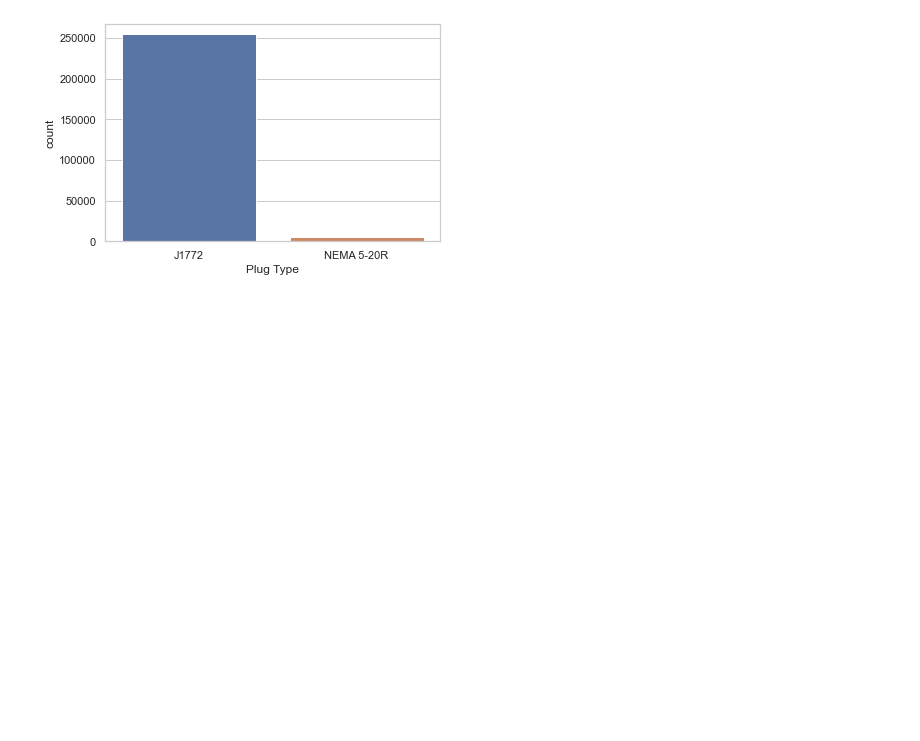
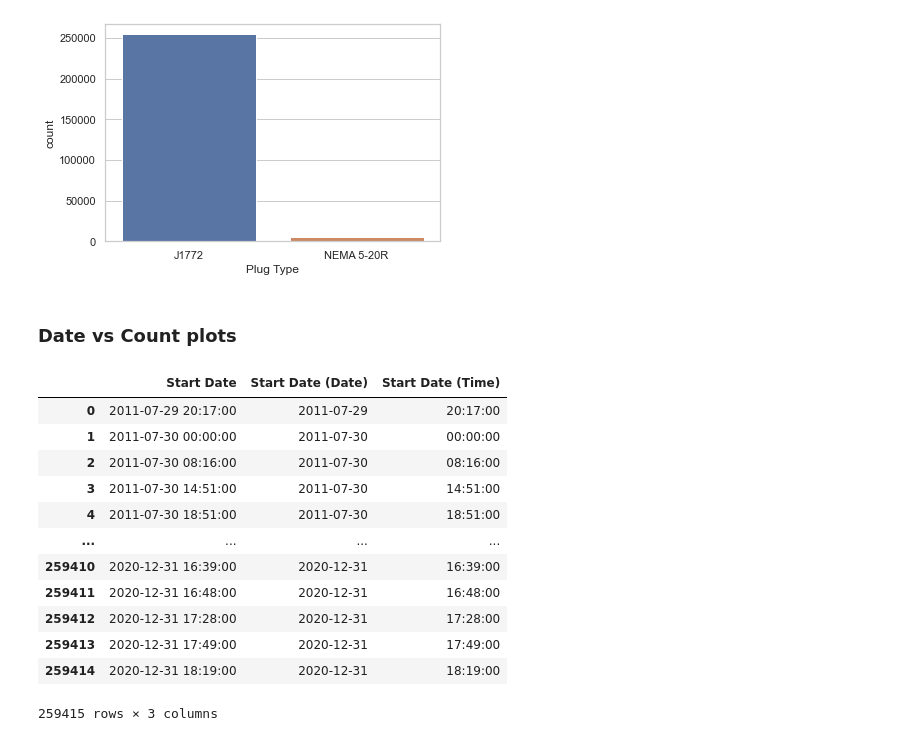
Before and after one commit to natvar55/IT496_Data_Voyagers_Project1, a Jupyter notebook: Data_Voyagers_Project1.ipynb, the cells around one changed output. Saved outputs shown, nothing was run; the diff lists cells and outputs as text; code cells hidden in the pictures; blank space fills up the shorter version.

```diff
--- a/Data_Voyagers_Project1.ipynb
+++ b/Data_Voyagers_Project1.ipynb
@@ -201,3 +201,5 @@ sns.countplot(x="Plug Type",data=df)
 # %% [output]
 <AxesSubplot: xlabel='Plug Type', ylabel='count'>
 [figure]
+# %% [markdown]
+### Date vs Count plots
@@ -203,0 +211,16 @@ sns.countplot(x="Plug Type",data=df)
+# %%
+df[["Start Date", "Start Date (Date)", "Start Date (Time)"]]
+# %% [output]
+|  | Start Date | Start Date (Date) | Start Date (Time) |
+| 0 | 2011-07-29 20:17:00 | 2011-07-29 | 20:17:00 |
+| 1 | 2011-07-30 00:00:00 | 2011-07-30 | 00:00:00 |
+| 2 | 2011-07-30 08:16:00 | 2011-07-30 | 08:16:00 |
+| 3 | 2011-07-30 14:51:00 | 2011-07-30 | 14:51:00 |
+| 4 | 2011-07-30 18:51:00 | 2011-07-30 | 18:51:00 |
+| ... | ... | ... | ... |
+| 259410 | 2020-12-31 16:39:00 | 2020-12-31 | 16:39:00 |
+| 259411 | 2020-12-31 16:48:00 | 2020-12-31 | 16:48:00 |
+| 259412 | 2020-12-31 17:28:00 | 2020-12-31 | 17:28:00 |
+| 259413 | 2020-12-31 17:49:00 | 2020-12-31 | 17:49:00 |
+| 259414 | 2020-12-31 18:19:00 | 2020-12-31 | 18:19:00 |
+259415 rows × 3 columns
```
Also changed, not shown: parts of 3 cells of this notebook.
